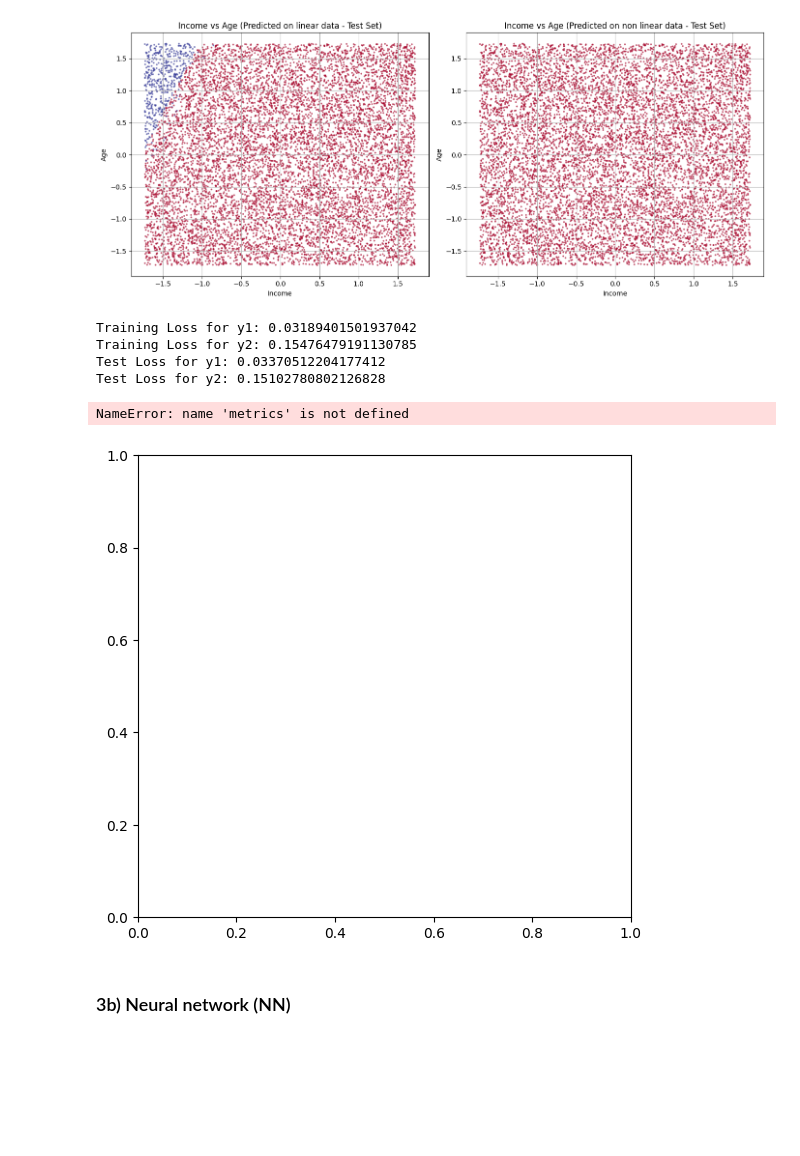
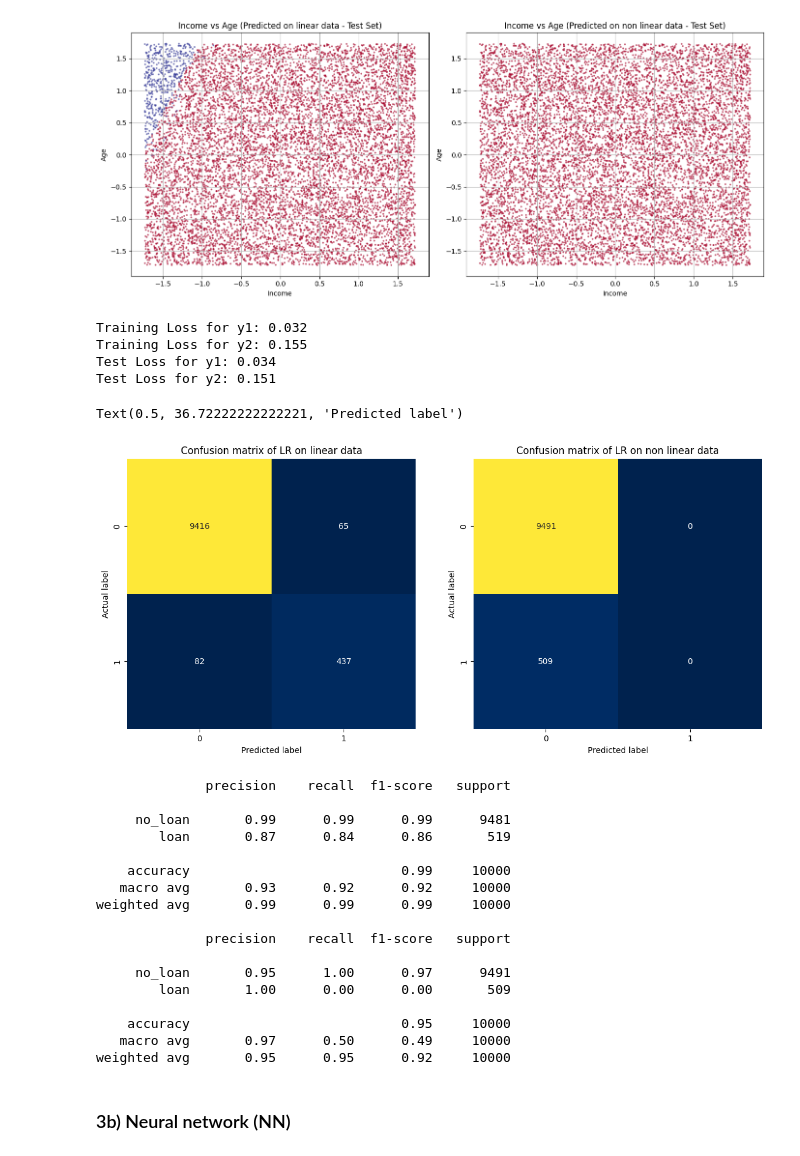
Before and after one commit to LuciaHrovatin/Credit_Analytics, a Jupyter notebook: CreditAnalytics.ipynb, the cells around one changed output. Saved outputs shown, nothing was run; the diff lists cells and outputs as text; code cells hidden in the pictures; blank space fills up the shorter version.

```diff
--- a/CreditAnalytics.ipynb
+++ b/CreditAnalytics.ipynb
@@ -262,45 +262,68 @@ train_loss_y2 = log_loss(training_set_y2, logistic_regression_nonlinear.predict_
 test_loss_y1 = log_loss(test_set_y1, logistic_regression_linear.predict_proba(test_set_x))
 test_loss_y2 = log_loss(test_set_y2, logistic_regression_nonlinear.predict_proba(test_set_x))
 
-print(f"Training Loss for y1: {train_loss_y1}")
-print(f"Training Loss for y2: {train_loss_y2}")
-print(f"Test Loss for y1: {test_loss_y1}")
-print(f"Test Loss for y2: {test_loss_y2}")
+print(f'Training Loss for y1: {train_loss_y1:.3f}')
+print(f'Training Loss for y2: {train_loss_y2:.3f}')
+print(f'Test Loss for y1: {test_loss_y1:.3f}')
+print(f'Test Loss for y2: {test_loss_y2:.3f}')
 # %% [output]
-Training Loss for y1: 0.03189401501937042
-Training Loss for y2: 0.15476479191130785
-Test Loss for y1: 0.03370512204177412
-Test Loss for y2: 0.15102780802126828
+Training Loss for y1: 0.032
+Training Loss for y2: 0.155
+Test Loss for y1: 0.034
+Test Loss for y2: 0.151
 # %%
 # Confusion Matrix of the models
 plt.figure(figsize=(14, 6))
 class_names=[0,1] # prediction names
 tick_marks = np.arange(len(class_names))
 
 # Confusion Matrix Linear
 plt.subplot(1, 2, 1)
 cnf_matrix = metrics.confusion_matrix(test_set_y1, predicted_y1)
 plt.xticks(tick_marks, class_names)
 plt.yticks(tick_marks, class_names)
 
-sns.heatmap(pd.DataFrame(cnf_matrix), annot=True, cmap="default" ,fmt='g', cbar=False)
-plt.title('Confusion matrix of LR_linear')
+sns.heatmap(pd.DataFrame(cnf_matrix), annot=True, cmap="cividis" ,fmt='g', cbar=False)
+plt.title('Confusion matrix of LR on linear data')
 plt.ylabel('Actual label')
 plt.xlabel('Predicted label')
 
 # Confusion Matrix nonLinear
 plt.subplot(1, 2, 2)
 cnf_matrix = metrics.confusion_matrix(test_set_y2, predicted_y2)
 plt.xticks(tick_marks, class_names)
 plt.yticks(tick_marks, class_names)
 
-sns.heatmap(pd.DataFrame(cnf_matrix), annot=True, cmap="default" ,fmt='g', cbar=False)
-plt.title('Confusion matrix of LR_nonlinear')
+sns.heatmap(pd.DataFrame(cnf_matrix), annot=True, cmap="cividis" ,fmt='g', cbar=False)
+plt.title('Confusion matrix of LR on non linear data')
 plt.ylabel('Actual label')
 plt.xlabel('Predicted label')
 # %% [output]
-NameError: name 'metrics' is not defined
+Text(0.5, 36.72222222222221, 'Predicted label')
-[figure, old version]
+[figure, new version]
+# %%
+target_names = ['no_loan', 'loan']
+print(classification_report(test_set_y1, predicted_y1, target_names=target_names))
+
+print(classification_report(test_set_y2, predicted_y2, target_names=target_names, zero_division=True))
+# %% [output]
+              precision    recall  f1-score   support
+
+     no_loan       0.99      0.99      0.99      9481
+        loan       0.87      0.84      0.86       519
+
+    accuracy                           0.99     10000
+   macro avg       0.93      0.92      0.92     10000
+weighted avg       0.99      0.99      0.99     10000
+
+              precision    recall  f1-score   support
+
+     no_loan       0.95      1.00      0.97      9491
+        loan       1.00      0.00      0.00       509
+
+    accuracy                           0.95     10000
+   macro avg       0.97      0.50      0.49     10000
+weighted avg       0.95      0.95      0.92     10000
 # %% [markdown]
 ### 3b) Neural network (NN)
 # %%
```
Also changed, not shown: parts of 2 cells of this notebook.
